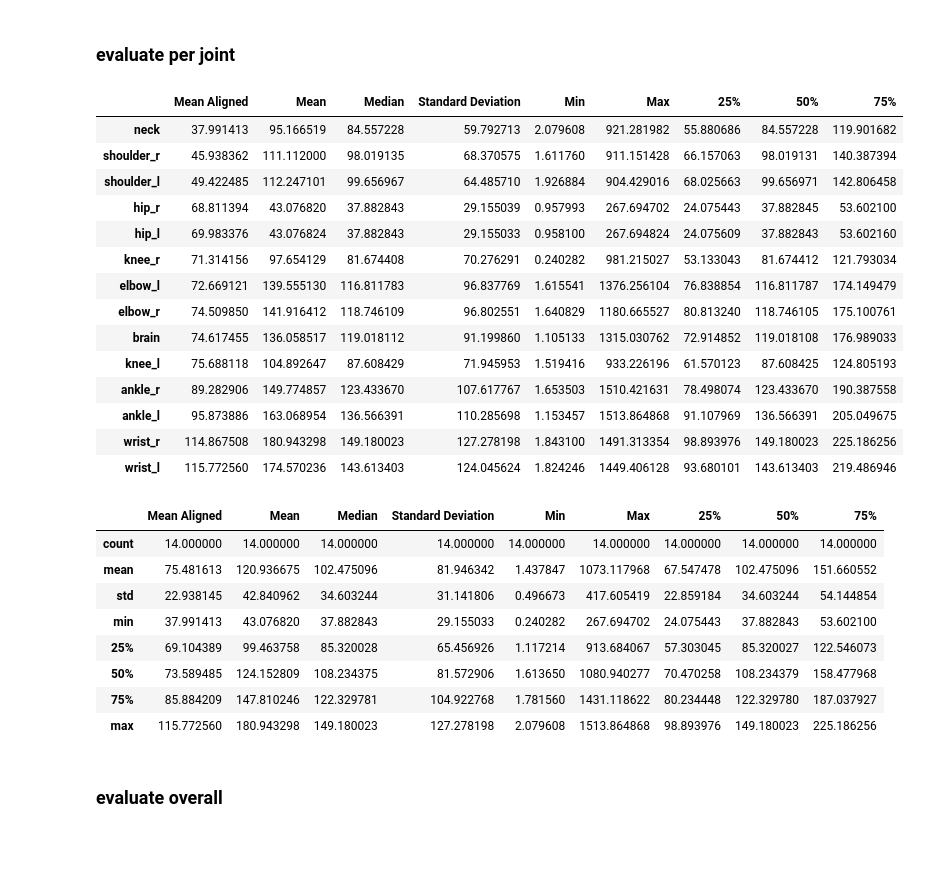
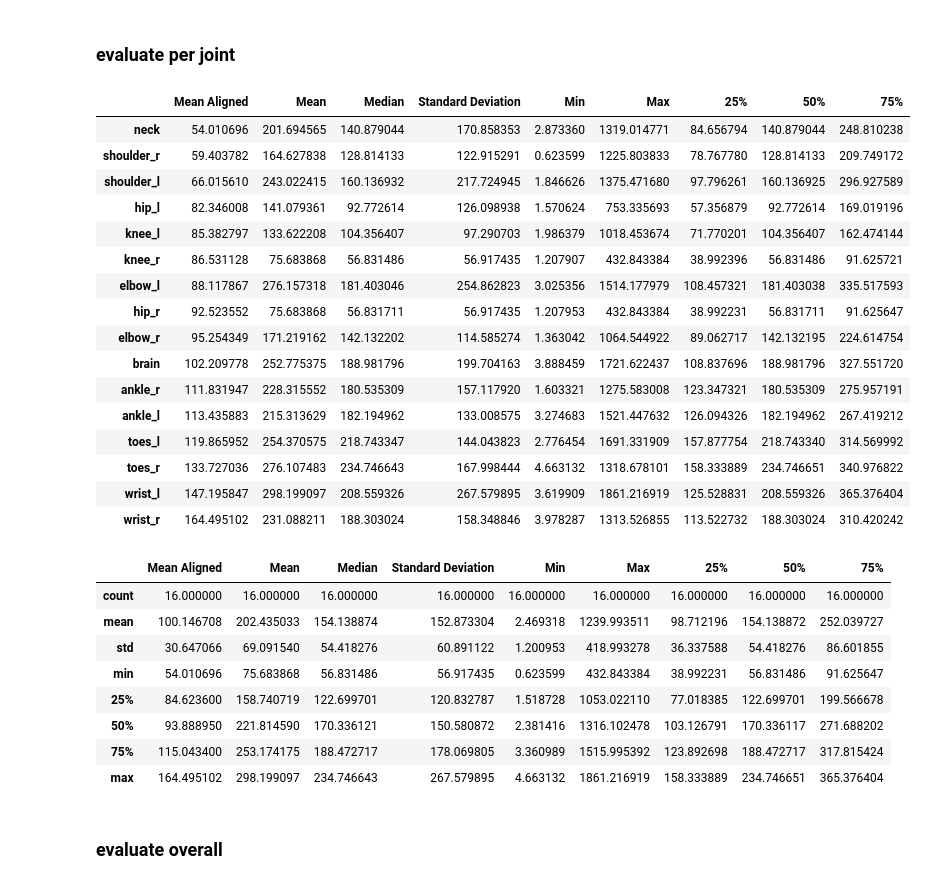
Before and after one commit to russoale/hmr2.0, a Jupyter notebook: src/notebooks/evaluate.ipynb, the cells around one changed output. Drawn from its saved outputs; the diff is of its cells as text; code cells hidden in the pictures; blank space fills up the shorter version.

```diff
--- a/src/notebooks/evaluate.ipynb
+++ b/src/notebooks/evaluate.ipynb
@@ -33,22 +33,29 @@ from vis_util import draw_2d_on_image, show_2d_pose, show_3d_pose
 /home/mmc-user/.virtualenvs/hmr2-notebook/bin/python3 3.6.8 (default, Oct  7 2019, 12:59:55)
 [GCC 8.3.0]
 # %%
-#eval_date = '02052020-143216'
-#eval_date = '04052020-181359'
+# eval_date = '02052020-143216'
+# eval_date = '04052020-181359'
 # eval_date = '08052020-102709' # 3d with regenerated H36M
-eval_date = '22052020-165507' # 3d with total capture and regenerated H36M
-# eval_date = '25052020-171905' # 3d with total capture and regenerated H36M but w/ 3D groundtruth
+# eval_date = '22052020-165507' # 3d with total capture and regenerated H36M
+# eval_date = '25052020-171905' # total capture and regenerated H36M but w/ 3D groundtruth
+# eval_date = '19072020-155302' # 3d with toes regressor
+eval_date = '26072020-191649' # with toes regressor but w/ 3D groundtruth
 
 class EvalConfig(Config):
     BATCH_SIZE = 64
     ENCODER_ONLY = True
     LOG_DIR = join('/', 'data', 'ssd1', 'russales', 'logs', eval_date)
-    DATA_DIR = join('/', 'data', 'ssd1', 'russales', 'tfrecords')
+    # DATA_DIR = join('/', 'data', 'ssd1', 'russales', 'tfrecords')
+    DATA_DIR = join('/', 'data', 'ssd1', 'russales', 'tfrecords_with_toes')
     DATASETS = ['mpii_3d', 'h36m', 'total_cap']
     # RESTORE_PATH = join(LOG_DIR, 'ckpt-6')
 
 # class Config is implemented as singleton, inizialize subclass first!
 config = EvalConfig()
+# %%
+config.NUM_KP2D = 19
+config.NUM_KP3D = 14
+config.JOINT_TYPE = 'cocoplus'
 # %%
 # inizialize model
 model = Model()
@@ -164,53 +171,63 @@ df_seq.describe()
 # %%
 lsp_joints = ['ankle_r', 'knee_r', 'hip_r', 'hip_l', 'knee_l',
              'ankle_l', 'wrist_r', 'elbow_r', 'shoulder_r',
              'shoulder_l', 'elbow_l', 'wrist_l', 'neck', 'brain']
 
-data = np.ndarray(shape=(14, 9), dtype=float)
-for i, _ in enumerate(lsp_joints):
+
+custom_joints = ['toes_r', 'ankle_r', 'knee_r', 'hip_r', 'hip_l', 'knee_l',
+             'ankle_l', 'toes_l', 'wrist_r', 'elbow_r', 'shoulder_r',
+             'shoulder_l', 'elbow_l', 'wrist_l', 'neck', 'brain']
+
+joints = custom_joints if config.JOINT_TYPE == 'custom' else lsp_joints
+num_joints = 16 if config.JOINT_TYPE == 'custom' else 14
+
+data = np.ndarray(shape=(num_joints, 9), dtype=float)
+for i, _ in enumerate(joints):
     data[i, 0] = np.mean(all_kp3d_mpjpe_aligned[:, i])  # mean_error_aligned
     data[i, 1] = np.mean(all_kp3d_mpjpe[:, i])  # mean_error
     data[i, 2] = np.median(all_kp3d_mpjpe[:, i])  # median_error
     data[i, 3] = np.std(all_kp3d_mpjpe[:, i])  # standard deviation
     data[i, 4] = all_kp3d_mpjpe[:, i].min()  # min
     data[i, 5] = all_kp3d_mpjpe[:, i].max()  # max
     data[i, 6] = np.percentile(all_kp3d_mpjpe[:, i], 25)  # 25 percentile
     data[i, 7] = np.percentile(all_kp3d_mpjpe[:, i], 50)  # 50 percentile
     data[i, 8] = np.percentile(all_kp3d_mpjpe[:, i], 75)  # 75 percentile
 
 columns = ['Mean Aligned', 'Mean', 'Median', 'Standard Deviation', 'Min', 'Max', '25%', '50%', '75%']
-df_joint = pd.DataFrame(data, index=lsp_joints, columns=columns)
+df_joint = pd.DataFrame(data, index=joints, columns=columns)
 df_joint = df_joint.sort_values(df_joint.columns[0])
 
 display(HTML(df_joint.to_html()))
 # %% [output]
 |  | Mean Aligned | Mean | Median | Standard Deviation | Min | Max | 25% | 50% | 75% |
-| neck | 37.991413 | 95.166519 | 84.557228 | 59.792713 | 2.079608 | 921.281982 | 55.880686 | 84.557228 | 119.901682 |
-| shoulder_r | 45.938362 | 111.112000 | 98.019135 | 68.370575 | 1.611760 | 911.151428 | 66.157063 | 98.019131 | 140.387394 |
-| shoulder_l | 49.422485 | 112.247101 | 99.656967 | 64.485710 | 1.926884 | 904.429016 | 68.025663 | 99.656971 | 142.806458 |
-| hip_r | 68.811394 | 43.076820 | 37.882843 | 29.155039 | 0.957993 | 267.694702 | 24.075443 | 37.882845 | 53.602100 |
-| hip_l | 69.983376 | 43.076824 | 37.882843 | 29.155033 | 0.958100 | 267.694824 | 24.075609 | 37.882843 | 53.602160 |
-| knee_r | 71.314156 | 97.654129 | 81.674408 | 70.276291 | 0.240282 | 981.215027 | 53.133043 | 81.674412 | 121.793034 |
-| elbow_l | 72.669121 | 139.555130 | 116.811783 | 96.837769 | 1.615541 | 1376.256104 | 76.838854 | 116.811787 | 174.149479 |
-| elbow_r | 74.509850 | 141.916412 | 118.746109 | 96.802551 | 1.640829 | 1180.665527 | 80.813240 | 118.746105 | 175.100761 |
-| brain | 74.617455 | 136.058517 | 119.018112 | 91.199860 | 1.105133 | 1315.030762 | 72.914852 | 119.018108 | 176.989033 |
-| knee_l | 75.688118 | 104.892647 | 87.608429 | 71.945953 | 1.519416 | 933.226196 | 61.570123 | 87.608425 | 124.805193 |
-| ankle_r | 89.282906 | 149.774857 | 123.433670 | 107.617767 | 1.653503 | 1510.421631 | 78.498074 | 123.433670 | 190.387558 |
-| ankle_l | 95.873886 | 163.068954 | 136.566391 | 110.285698 | 1.153457 | 1513.864868 | 91.107969 | 136.566391 | 205.049675 |
-| wrist_r | 114.867508 | 180.943298 | 149.180023 | 127.278198 | 1.843100 | 1491.313354 | 98.893976 | 149.180023 | 225.186256 |
-| wrist_l | 115.772560 | 174.570236 | 143.613403 | 124.045624 | 1.824246 | 1449.406128 | 93.680101 | 143.613403 | 219.486946 |
+| neck | 54.010696 | 201.694565 | 140.879044 | 170.858353 | 2.873360 | 1319.014771 | 84.656794 | 140.879044 | 248.810238 |
+| shoulder_r | 59.403782 | 164.627838 | 128.814133 | 122.915291 | 0.623599 | 1225.803833 | 78.767780 | 128.814133 | 209.749172 |
+| shoulder_l | 66.015610 | 243.022415 | 160.136932 | 217.724945 | 1.846626 | 1375.471680 | 97.796261 | 160.136925 | 296.927589 |
+| hip_l | 82.346008 | 141.079361 | 92.772614 | 126.098938 | 1.570624 | 753.335693 | 57.356879 | 92.772614 | 169.019196 |
+| knee_l | 85.382797 | 133.622208 | 104.356407 | 97.290703 | 1.986379 | 1018.453674 | 71.770201 | 104.356407 | 162.474144 |
+| knee_r | 86.531128 | 75.683868 | 56.831486 | 56.917435 | 1.207907 | 432.843384 | 38.992396 | 56.831486 | 91.625721 |
+| elbow_l | 88.117867 | 276.157318 | 181.403046 | 254.862823 | 3.025356 | 1514.177979 | 108.457321 | 181.403038 | 335.517593 |
+| hip_r | 92.523552 | 75.683868 | 56.831711 | 56.917435 | 1.207953 | 432.843384 | 38.992231 | 56.831711 | 91.625647 |
+| elbow_r | 95.254349 | 171.219162 | 142.132202 | 114.585274 | 1.363042 | 1064.544922 | 89.062717 | 142.132195 | 224.614754 |
+| brain | 102.209778 | 252.775375 | 188.981796 | 199.704163 | 3.888459 | 1721.622437 | 108.837696 | 188.981796 | 327.551720 |
+| ankle_r | 111.831947 | 228.315552 | 180.535309 | 157.117920 | 1.603321 | 1275.583008 | 123.347321 | 180.535309 | 275.957191 |
+| ankle_l | 113.435883 | 215.313629 | 182.194962 | 133.008575 | 3.274683 | 1521.447632 | 126.094326 | 182.194962 | 267.419212 |
+| toes_l | 119.865952 | 254.370575 | 218.743347 | 144.043823 | 2.776454 | 1691.331909 | 157.877754 | 218.743340 | 314.569992 |
+| toes_r | 133.727036 | 276.107483 | 234.746643 | 167.998444 | 4.663132 | 1318.678101 | 158.333889 | 234.746651 | 340.976822 |
+| wrist_l | 147.195847 | 298.199097 | 208.559326 | 267.579895 | 3.619909 | 1861.216919 | 125.528831 | 208.559326 | 365.376404 |
+| wrist_r | 164.495102 | 231.088211 | 188.303024 | 158.348846 | 3.978287 | 1313.526855 | 113.522732 | 188.303024 | 310.420242 |
 # %%
 df_joint.describe()
 # %% [output]
 |  | Mean Aligned | Mean | Median | Standard Deviation | Min | Max | 25% | 50% | 75% |
-| count | 14.000000 | 14.000000 | 14.000000 | 14.000000 | 14.000000 | 14.000000 | 14.000000 | 14.000000 | 14.000000 |
-| mean | 75.481613 | 120.936675 | 102.475096 | 81.946342 | 1.437847 | 1073.117968 | 67.547478 | 102.475096 | 151.660552 |
-| std | 22.938145 | 42.840962 | 34.603244 | 31.141806 | 0.496673 | 417.605419 | 22.859184 | 34.603244 | 54.144854 |
-| min | 37.991413 | 43.076820 | 37.882843 | 29.155033 | 0.240282 | 267.694702 | 24.075443 | 37.882843 | 53.602100 |
-| 25% | 69.104389 | 99.463758 | 85.320028 | 65.456926 | 1.117214 | 913.684067 | 57.303045 | 85.320027 | 122.546073 |
-| 50% | 73.589485 | 124.152809 | 108.234375 | 81.572906 | 1.613650 | 1080.940277 | 70.470258 | 108.234379 | 158.477968 |
-| 75% | 85.884209 | 147.810246 | 122.329781 | 104.922768 | 1.781560 | 1431.118622 | 80.234448 | 122.329780 | 187.037927 |
-| max | 115.772560 | 180.943298 | 149.180023 | 127.278198 | 2.079608 | 1513.864868 | 98.893976 | 149.180023 | 225.186256 |
+| count | 16.000000 | 16.000000 | 16.000000 | 16.000000 | 16.000000 | 16.000000 | 16.000000 | 16.000000 | 16.000000 |
+| mean | 100.146708 | 202.435033 | 154.138874 | 152.873304 | 2.469318 | 1239.993511 | 98.712196 | 154.138872 | 252.039727 |
+| std | 30.647066 | 69.091540 | 54.418276 | 60.891122 | 1.200953 | 418.993278 | 36.337588 | 54.418276 | 86.601855 |
+| min | 54.010696 | 75.683868 | 56.831486 | 56.917435 | 0.623599 | 432.843384 | 38.992231 | 56.831486 | 91.625647 |
+| 25% | 84.623600 | 158.740719 | 122.699701 | 120.832787 | 1.518728 | 1053.022110 | 77.018385 | 122.699701 | 199.566678 |
+| 50% | 93.888950 | 221.814590 | 170.336121 | 150.580872 | 2.381416 | 1316.102478 | 103.126791 | 170.336117 | 271.688202 |
+| 75% | 115.043400 | 253.174175 | 188.472717 | 178.069805 | 3.360989 | 1515.995392 | 123.892698 | 188.472717 | 317.815424 |
+| max | 164.495102 | 298.199097 | 234.746643 | 267.579895 | 4.663132 | 1861.216919 | 158.333889 | 234.746651 | 365.376404 |
 # %% [markdown]
 ### evaluate overall
 # %%
```
Also changed, not shown: parts of 14 cells of this notebook, 18 other files.
